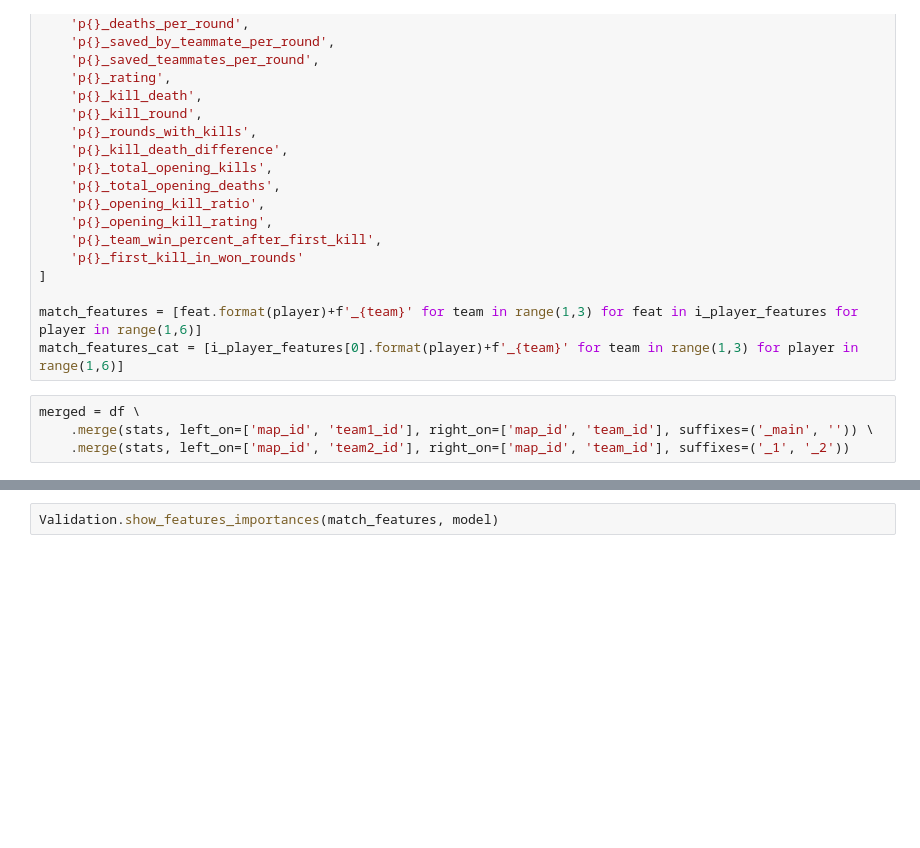
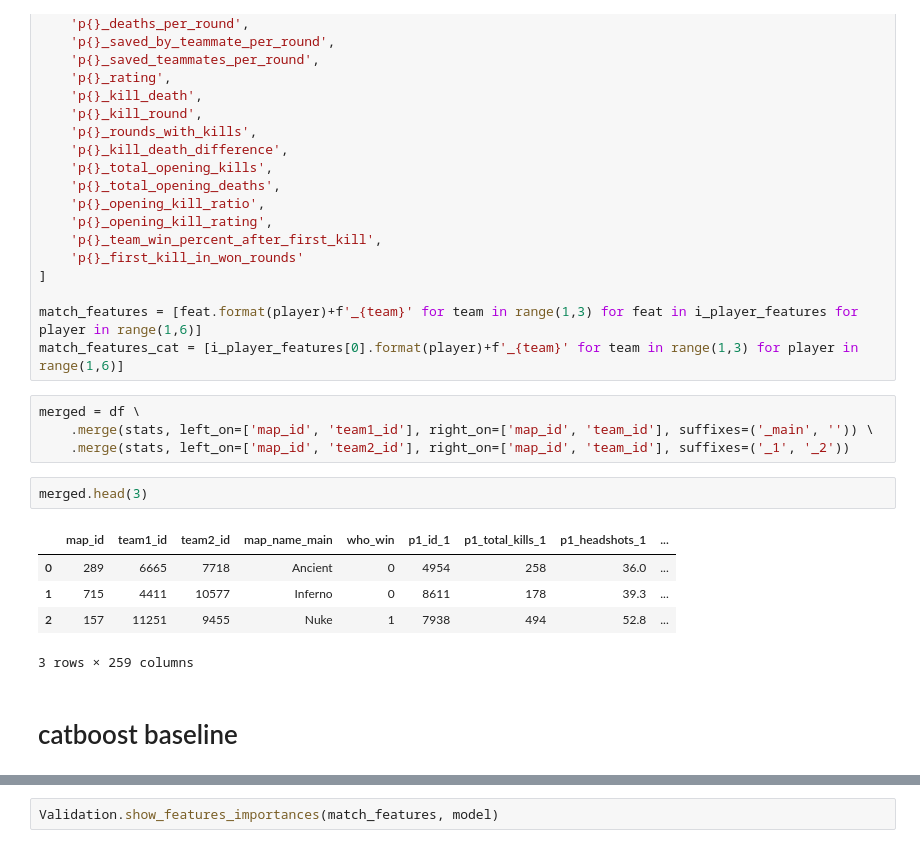
Before and after one commit to miron34/data_louna_test, a Jupyter notebook: data-louna-test.ipynb, the cells around one changed output, grey strips where cells are left out. Saved outputs shown, nothing was run; the diff lists cells and outputs as text; blank space fills up the shorter version.

```diff
--- a/data-louna-test.ipynb
+++ b/data-louna-test.ipynb
@@ -156,6 +156,16 @@ match_features_cat = [i_player_features[0].format(player)+f'_{team}' for team in
 merged = df \
     .merge(stats, left_on=['map_id', 'team1_id'], right_on=['map_id', 'team_id'], suffixes=('_main', '')) \
     .merge(stats, left_on=['map_id', 'team2_id'], right_on=['map_id', 'team_id'], suffixes=('_1', '_2'))
+# %%
+merged.head(3)
+# %% [output]
+|  | map_id | team1_id | team2_id | map_name_main | who_win | p1_id_1 | p1_total_kills_1 | p1_headshots_1 | ... |
+| 0 | 289 | 6665 | 7718 | Ancient | 0 | 4954 | 258 | 36.0 | ... |
+| 1 | 715 | 4411 | 10577 | Inferno | 0 | 8611 | 178 | 39.3 | ... |
+| 2 | 157 | 11251 | 9455 | Nuke | 1 | 7938 | 494 | 52.8 | ... |
+3 rows × 259 columns
+# %% [markdown]
+# catboost baseline
 # %%
 %%time
 model = CatBoostClassifier()
```
Also changed, not shown: parts of 13 cells of this notebook, 1 other file.
